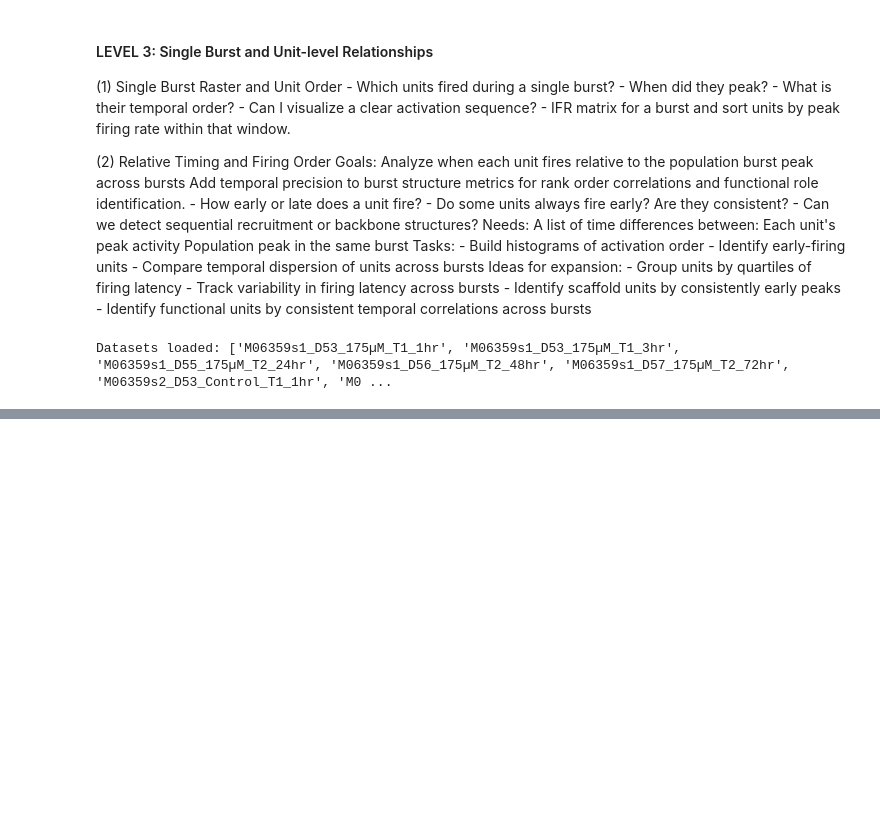
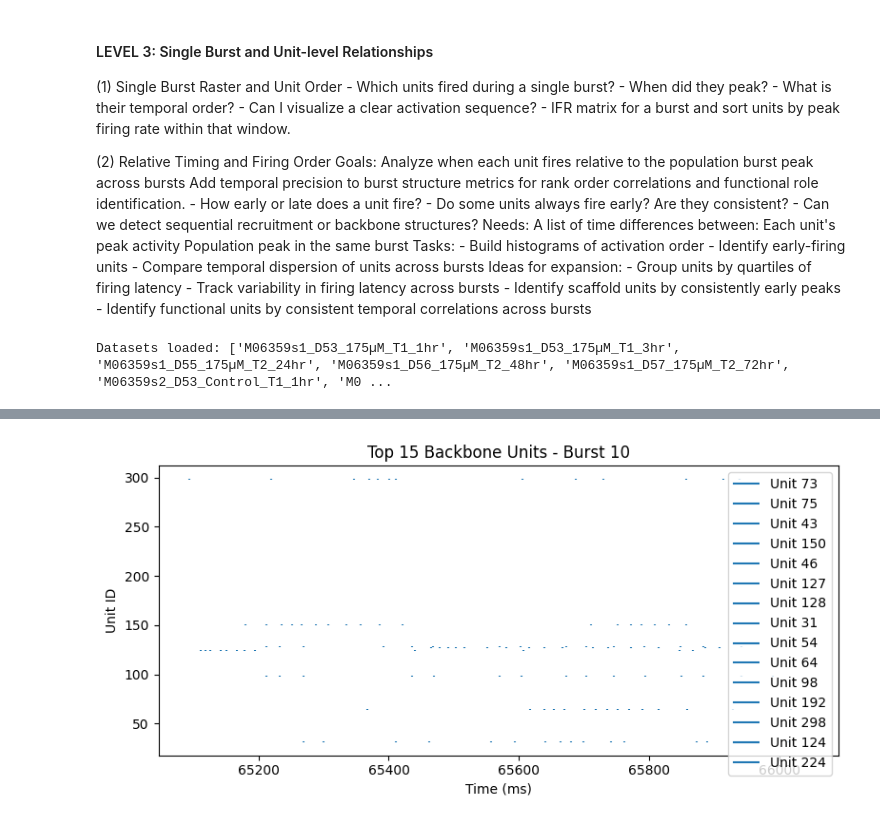
Before and after one commit to JamesVLF/bioinformatics, a Jupyter notebook: projects/parkinsons/notebooks/burst_analysis_micro.ipynb, the cells around one changed output, grey strips where cells are left out. Drawn from its saved outputs; the diff is of its cells as text; code cells hidden in the pictures; blank space fills up the shorter version.

```diff
--- a/projects/parkinsons/notebooks/burst_analysis_micro.ipynb
+++ b/projects/parkinsons/notebooks/burst_analysis_micro.ipynb
@@ -172,0 +510,43 @@ display(fig)
+# %%
+import numpy as np
+import matplotlib.pyplot as plt
+
+def plot_backbone_units_auto(dataset_key, burst_index, top_n=5, window_padding_ms=100):
+    if dataset_key not in burst_results:
+        raise KeyError(f"No cached bursts found for dataset '{dataset_key}'. Run detection first.")
+
+    sd = orc.spike_data[dataset_key]
+    burst_windows = burst_results[dataset_key]["burst_windows"]
+
+    if burst_index >= len(burst_windows):
+        raise IndexError(f"Burst index {burst_index} out of range (only {len(burst_windows)} bursts).")
+
+    start, end = burst_windows[burst_index]
+    pad = window_padding_ms / 1000
+    t_min, t_max = start - pad, end + pad
+
+    # --- 1) Find backbone units (most active units in this burst) ---
+    spike_counts = []
+    for unit_idx, spikes in enumerate(sd.train):
+        count = np.sum((spikes >= start) & (spikes <= end))
+        spike_counts.append((unit_idx, count))
+    spike_counts.sort(key=lambda x: x[1], reverse=True)
+    backbone_units = [u for u, c in spike_counts[:top_n] if c > 0]
+
+    # --- 2) Plot raster ---
+    plt.figure(figsize=(8, 4))
+    for u in backbone_units:
+        spikes = sd.train[u]
+        burst_spikes = spikes[(spikes >= t_min) & (spikes <= t_max)]
+        plt.vlines(burst_spikes*1000, u, u+0.5, label=f"Unit {u}")
+
+    plt.title(f"Top {len(backbone_units)} Backbone Units - Burst {burst_index}")
+    plt.xlabel("Time (ms)")
+    plt.ylabel("Unit ID")
+    plt.legend()
+    plt.tight_layout()
+    plt.show()
+
+plot_backbone_units_auto("M06359s2_D53_Control_T1_3hr", 10, top_n=15)
+# %% [output]
+[figure, added]
```
Also changed, not shown: parts of 33 cells of this notebook, 14 other files.
